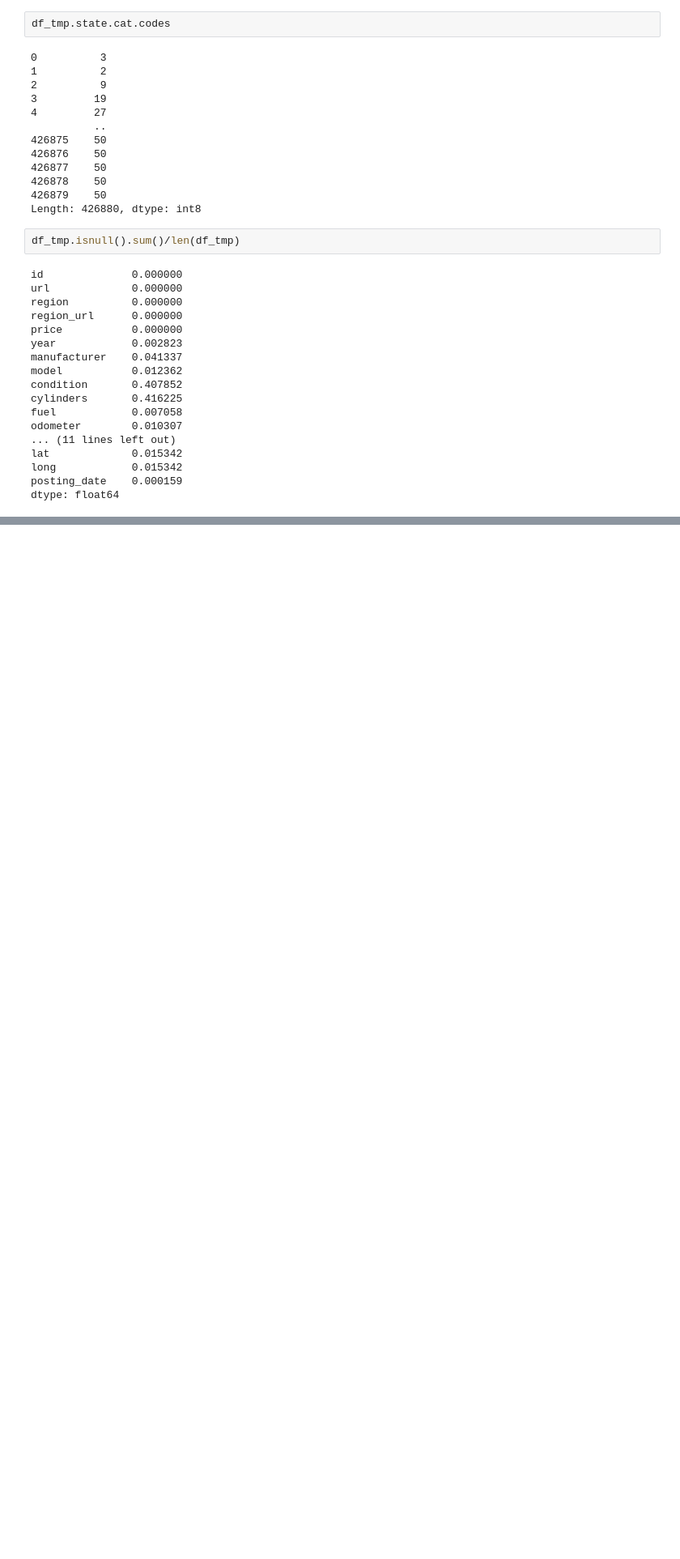
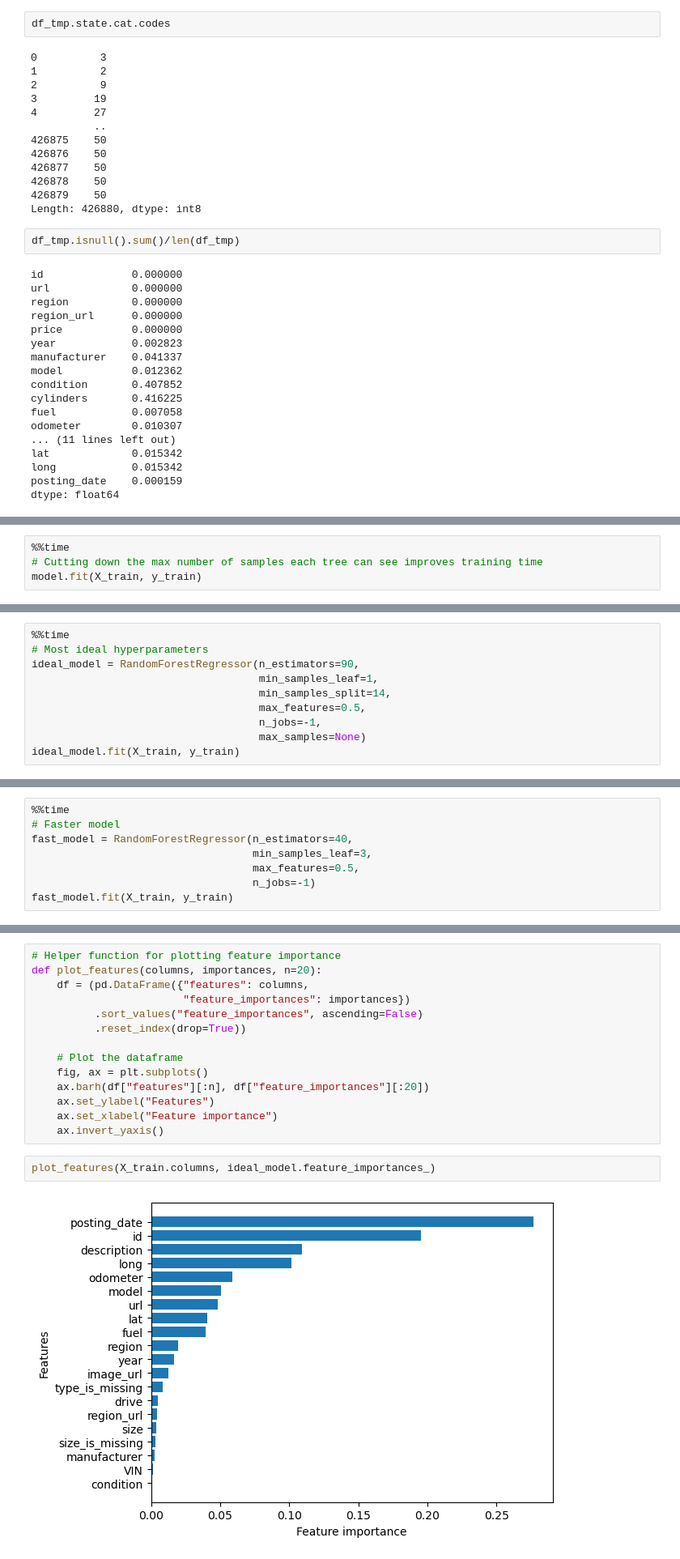
Before and after one commit to Hei-Chunhei/Used_car_price_regression, a Jupyter notebook: InDepth_Used_car_price_regression.ipynb, the cells around one changed output, grey strips where cells are left out. Shown: that part at 81% size. Drawn from its saved outputs; the diff is of its cells as text; blank space fills up the shorter version.

Commit message:
Updated model

```diff
--- a/InDepth_Used_car_price_regression.ipynb
+++ b/InDepth_Used_car_price_regression.ipynb
@@ -392,0 +750,4 @@ dtype: float64
+# %%
+%%time
+# Cutting down the max number of samples each tree can see improves training time
+model.fit(X_train, y_train)
@@ -392,0 +830,10 @@ dtype: float64
+# %%
+%%time
+# Most ideal hyperparameters
+ideal_model = RandomForestRegressor(n_estimators=90,
+                                    min_samples_leaf=1,
+                                    min_samples_split=14,
+                                    max_features=0.5,
+                                    n_jobs=-1,
+                                    max_samples=None)
+ideal_model.fit(X_train, y_train)
@@ -392,0 +860,8 @@ dtype: float64
+# %%
+%%time
+# Faster model
+fast_model = RandomForestRegressor(n_estimators=40,
+                                   min_samples_leaf=3,
+                                   max_features=0.5,
+                                   n_jobs=-1)
+fast_model.fit(X_train, y_train)
@@ -392,0 +974,18 @@ dtype: float64
+# %%
+# Helper function for plotting feature importance
+def plot_features(columns, importances, n=20):
+    df = (pd.DataFrame({"features": columns,
+                        "feature_importances": importances})
+          .sort_values("feature_importances", ascending=False)
+          .reset_index(drop=True))
+
+    # Plot the dataframe
+    fig, ax = plt.subplots()
+    ax.barh(df["features"][:n], df["feature_importances"][:20])
+    ax.set_ylabel("Features")
+    ax.set_xlabel("Feature importance")
+    ax.invert_yaxis()
+# %%
+plot_features(X_train.columns, ideal_model.feature_importances_)
+# %% [output]
+[figure, added]
```
Also changed, not shown: parts of 66 cells of this notebook.
